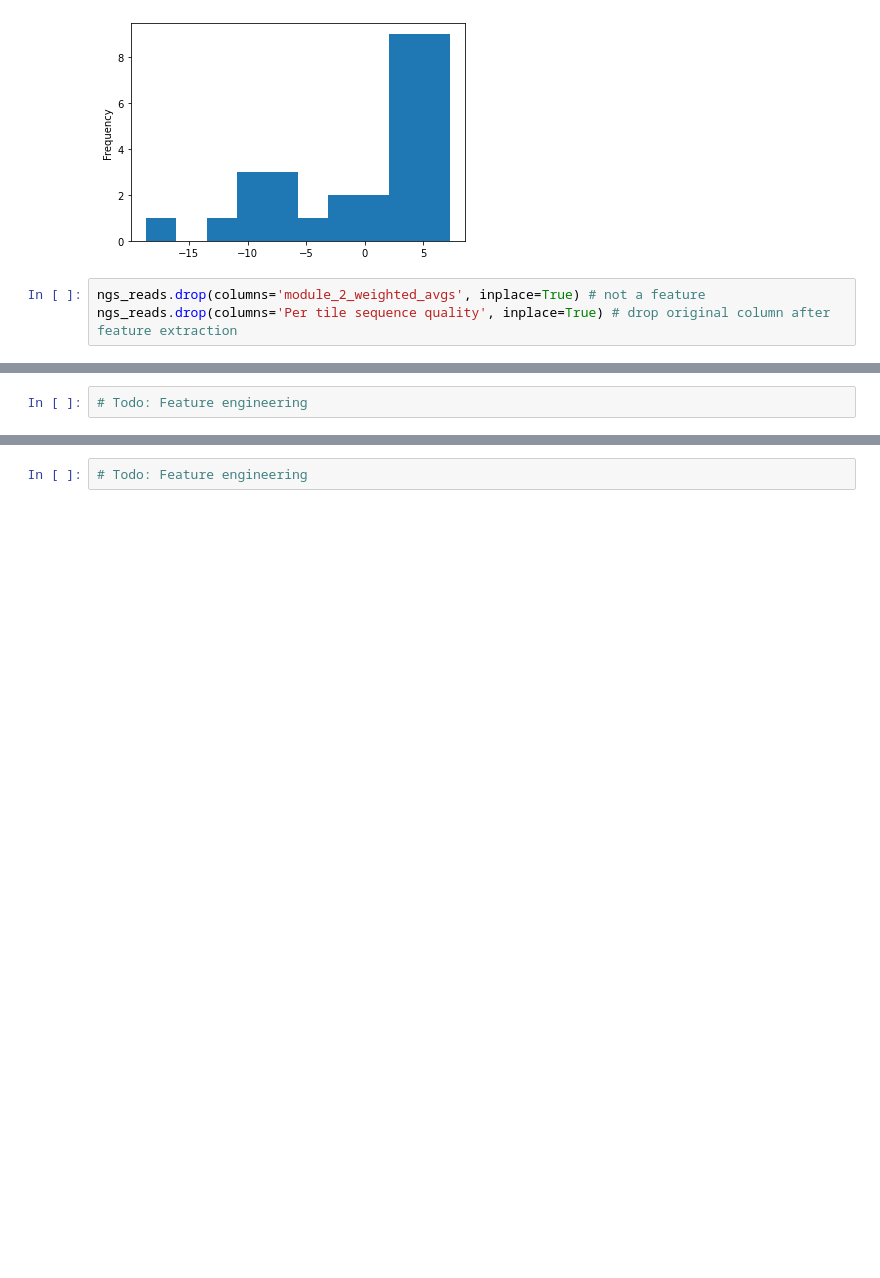
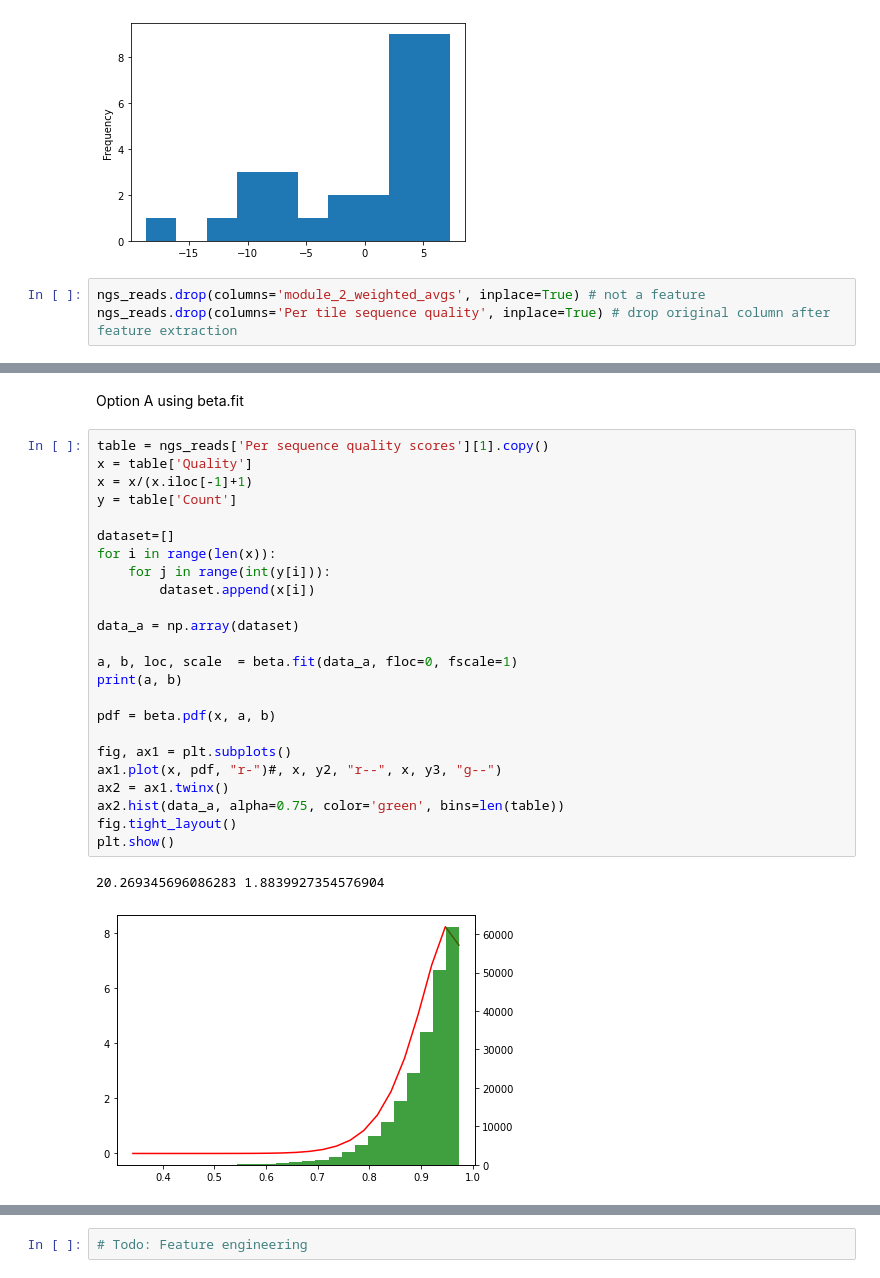
Before and after one commit to AlexHTW/ngs_quality_control, a Jupyter notebook: 06_feature_engineering_modules.ipynb, the cells around one changed output, grey strips where cells are left out. Cells and saved outputs as stored; diff of their text form; blank space fills up the shorter version.

Commit message:
added module 3 feature engineering

```diff
--- a/06_feature_engineering_modules.ipynb
+++ b/06_feature_engineering_modules.ipynb
@@ -169,2 +181,29 @@ ngs_reads.drop(columns='Per tile sequence quality', inplace=True) # drop origina
+# %% [markdown]
+Option A using beta.fit
 # %%
-# Todo: Feature engineering
+table = ngs_reads['Per sequence quality scores'][1].copy()
+x = table['Quality']
+x = x/(x.iloc[-1]+1)
+y = table['Count']
+
+dataset=[]
+for i in range(len(x)):
+    for j in range(int(y[i])):
+        dataset.append(x[i])
+
+data_a = np.array(dataset)
+
+a, b, loc, scale  = beta.fit(data_a, floc=0, fscale=1)
+print(a, b)
+
+pdf = beta.pdf(x, a, b)
+
+fig, ax1 = plt.subplots()
+ax1.plot(x, pdf, "r-")#, x, y2, "r--", x, y3, "g--")
+ax2 = ax1.twinx()
+ax2.hist(data_a, alpha=0.75, color='green', bins=len(table))
+fig.tight_layout()
+plt.show()
+# %% [output]
+20.269345696086283 1.8839927354576904
+[figure, added]
```
Also changed, not shown: parts of 57 cells of this notebook.
